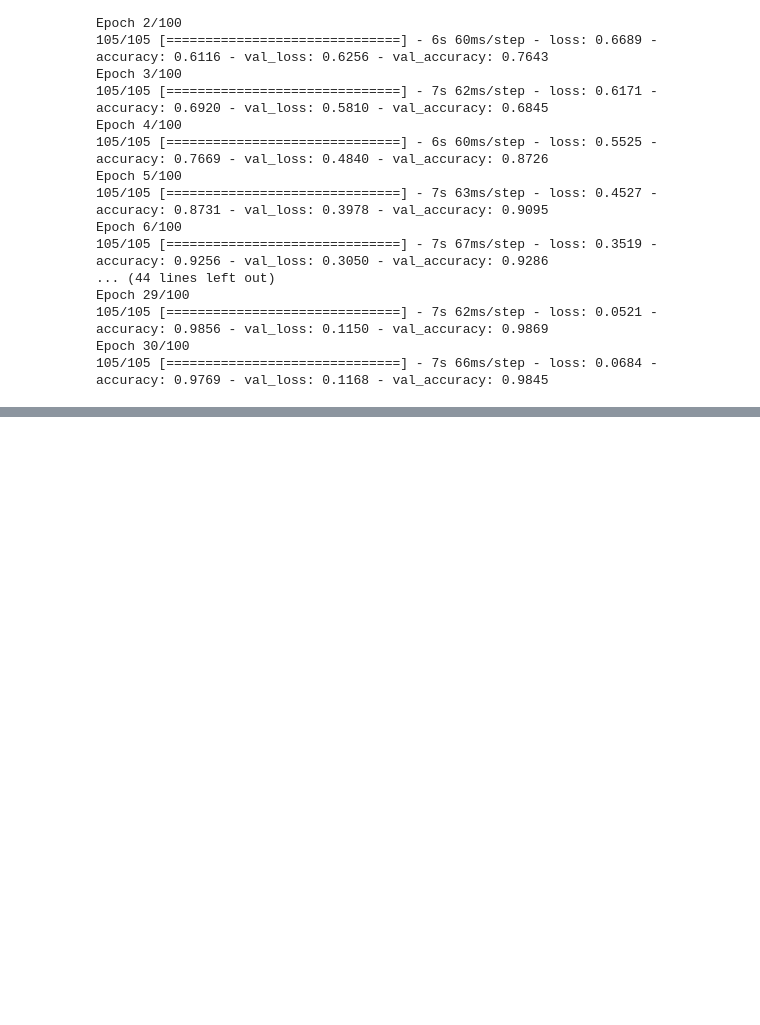
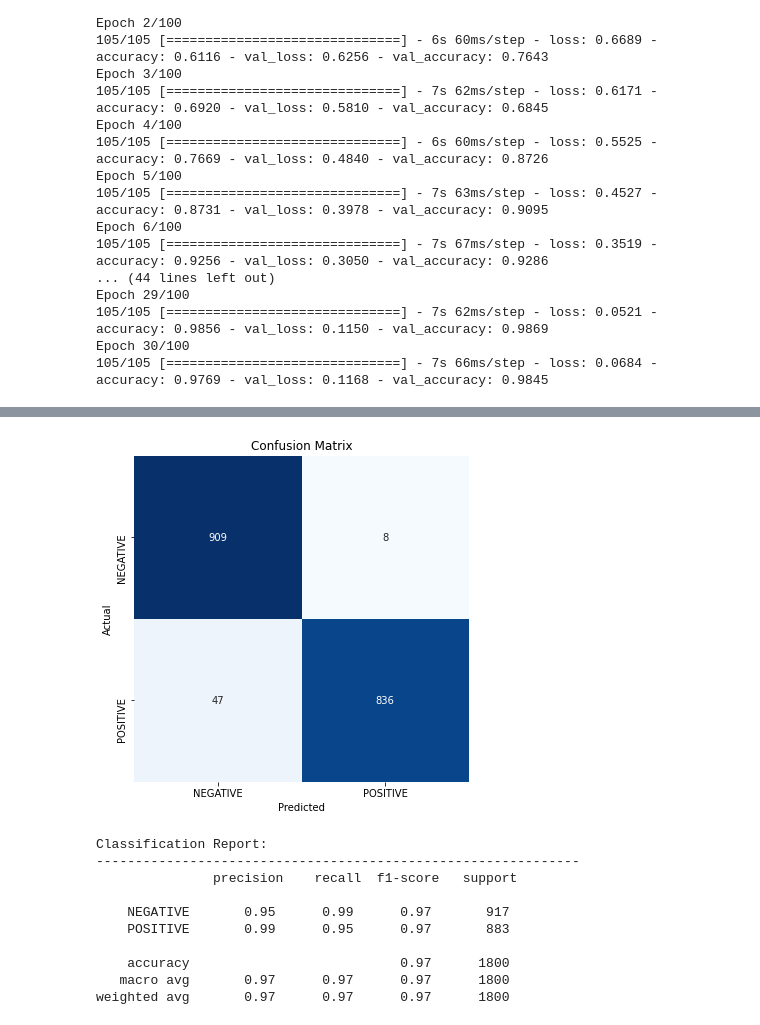
Before and after one commit to BlitzenPrancer/Concrete-Surface-Crack-Detection, a Jupyter notebook: concrete-surface-crack-detection.ipynb, the cells around one changed output, grey strips where cells are left out. Drawn from its saved outputs; the diff is of its cells as text; code cells hidden in the pictures; blank space fills up the shorter version.

Commit message:
added the results

```diff
--- a/concrete-surface-crack-detection.ipynb
+++ b/concrete-surface-crack-detection.ipynb
@@ -227,3 +227,31 @@ fig = px.line(
 fig.show()
 # %% [output]
 [interactive output not drawn]
+# %%
+# getting the results
+def evaluate_model(model, test_data):
+
+    results = model.evaluate(test_data, verbose=0)
+    loss = results[0]
+    acc = results[1]
+
+    print("    Test Loss: {:.5f}".format(loss))
+    print("Test Accuracy: {:.2f}%".format(acc * 100))
+
+    y_pred = np.squeeze((model.predict(test_data) >= 0.5).astype(np.int))
+    cm = confusion_matrix(test_data.labels, y_pred)
+    clr = classification_report(test_data.labels, y_pred, target_names=["NEGATIVE", "POSITIVE"])
+
+    plt.figure(figsize=(6, 6))
+    sns.heatmap(cm, annot=True, fmt='g', vmin=0, cmap='Blues', cbar=False)
+    plt.xticks(ticks=np.arange(2) + 0.5, labels=["NEGATIVE", "POSITIVE"])
+    plt.yticks(ticks=np.arange(2) + 0.5, labels=["NEGATIVE", "POSITIVE"])
+    plt.xlabel("Predicted")
+    plt.ylabel("Actual")
+    plt.title("Confusion Matrix")
+    plt.show()
+
+    print("Classification Report:\n--------------------------------------------------------------\n", clr)
+# %%
+evaluate_model(model, test_data)
+# %% [output]
@@ -229,0 +260,11 @@ fig.show()
+[figure, added]
+Classification Report:
+--------------------------------------------------------------
+               precision    recall  f1-score   support
+
+    NEGATIVE       0.95      0.99      0.97       917
+    POSITIVE       0.99      0.95      0.97       883
+
+    accuracy                           0.97      1800
+   macro avg       0.97      0.97      0.97      1800
+weighted avg       0.97      0.97      0.97      1800
```
Also changed, not shown: parts of 1 cell of this notebook.
